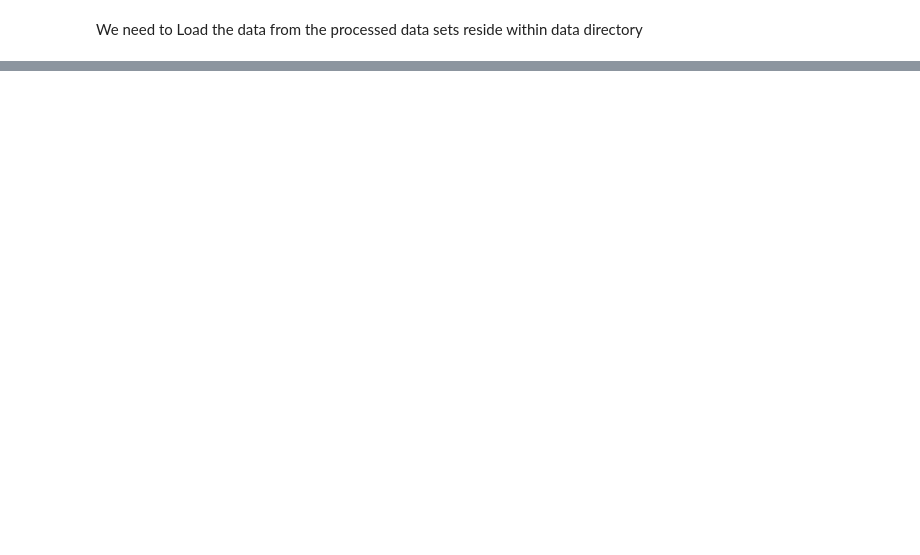
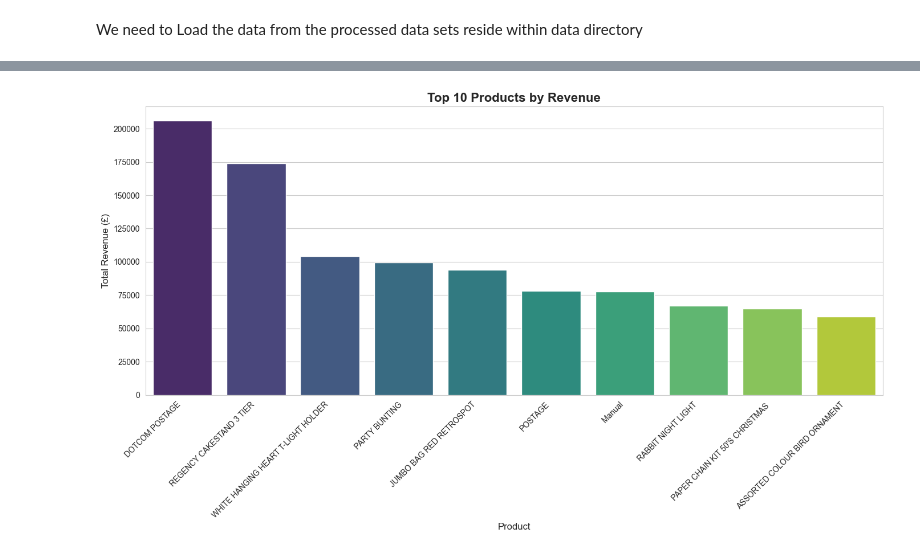
Before and after one commit to dumindagamage/dataAnalyticsProject01, a Jupyter notebook: jupyter_notebooks/online_retail_analysis.ipynb, the cells around one changed output, grey strips where cells are left out. Drawn from its saved outputs; the diff is of its cells as text; code cells hidden in the pictures; blank space fills up the shorter version.

```diff
--- a/jupyter_notebooks/online_retail_analysis.ipynb
+++ b/jupyter_notebooks/online_retail_analysis.ipynb
@@ -258,0 +501,93 @@ plt.show()
+# %%
+import seaborn as sns
+import matplotlib.pyplot as plt
+import plotly.express as px
+import os
+
+# Insights directory path
+insights_path = os.path.join("..", "insights")
+
+# Top products by revenue
+top_products = df_sales.groupby(['StockCode', 'Description']).agg({
+    'Revenue': 'sum',
+    'Quantity': 'sum',
+    'InvoiceNo': 'nunique'
+}).rename(columns={'InvoiceNo': 'Transaction_Count'}).nlargest(15, 'Revenue')
+
+# Products with highest returns
+return_products = df_returns.groupby(['StockCode', 'Description']).agg({
+    'Revenue': 'sum',
+    'Quantity': 'sum'
+}).rename(columns={'Revenue': 'Return_Value', 'Quantity': 'Return_Quantity'})
+return_products['Return_Value'] = abs(return_products['Return_Value'])
+top_return_products = return_products.nlargest(10, 'Return_Value')
+
+# Create simple product categories from descriptions
+def get_category(description):
+    desc_lower = str(description).lower()
+    if any(word in desc_lower for word in ['bag', 'case', 'holder']):
+        return 'Bags & Holders'
+    elif any(word in desc_lower for word in ['light', 'lamp', 'candle']):
+        return 'Lighting'
+    elif any(word in desc_lower for word in ['vintage', 'retro']):
+        return 'Vintage Items'
+    elif any(word in desc_lower for word in ['kitchen', 'bottle', 'cup']):
+        return 'Kitchenware'
+    elif any(word in desc_lower for word in ['decoration', 'ornament']):
+        return 'Home Decor'
+    else:
+        return 'Other'
+
+df_sales['Category'] = df_sales['Description'].apply(get_category)
+category_sales = df_sales.groupby('Category')['Revenue'].sum().sort_values(ascending=False)
+
+# Top products bar chart
+plt.figure(figsize=(14, 8))
+sns.barplot(
+    data=top_products.reset_index().head(10),
+    x='Description',
+    y='Revenue',
+    palette='viridis'
+)
+plt.title('Top 10 Products by Revenue', fontsize=16, fontweight='bold')
+plt.xlabel('Product', fontsize=12)
+plt.ylabel('Total Revenue (£)', fontsize=12)
+plt.xticks(rotation=45, ha='right')
+plt.tight_layout()
+plt.show()
+
+# Return analysis
+plt.figure(figsize=(12, 6))
+sns.barplot(
+    data=top_return_products.reset_index().head(8),
+    x='Description',
+    y='Return_Value',
+    palette='Reds'
+)
+plt.title('Top 8 Products by Return Value')
+plt.xlabel('Product')
+plt.ylabel('Return Value (£)')
+plt.xticks(rotation=45, ha='right')
+plt.tight_layout()
+plt.show()
+
+# Create Plotly treemap for categories
+fig_treemap = px.treemap(
+    df_sales.groupby('Category').agg({'Revenue': 'sum'}).reset_index(),
+    path=['Category'],
+    values='Revenue',
+    title='Revenue Distribution by Product Category',
+    color='Revenue',
+    color_continuous_scale='Blues'
+)
+fig_treemap.update_layout(height=500)
+# Save as HTML and open in browser
+fig_treemap.write_html(os.path.join(insights_path, "revenue_treemap.html"))
+print("Treemap saved to insights/revenue_treemap.html")
+
+
+
+# Print key insights
+print(f"Top 15 products contribute £{top_products['Revenue'].sum():,.2f} ({top_products['Revenue'].sum()/df_sales['Revenue'].sum()*100:.1f}%) of total revenue")
+print(f"Top category '{category_sales.index[0]}' generates £{category_sales.iloc[0]:,.2f} in revenue")
+# %% [output]
@@ -258,0 +596 @@ plt.show()
+[figure, added]
```
Also changed, not shown: parts of 25 cells of this notebook.
